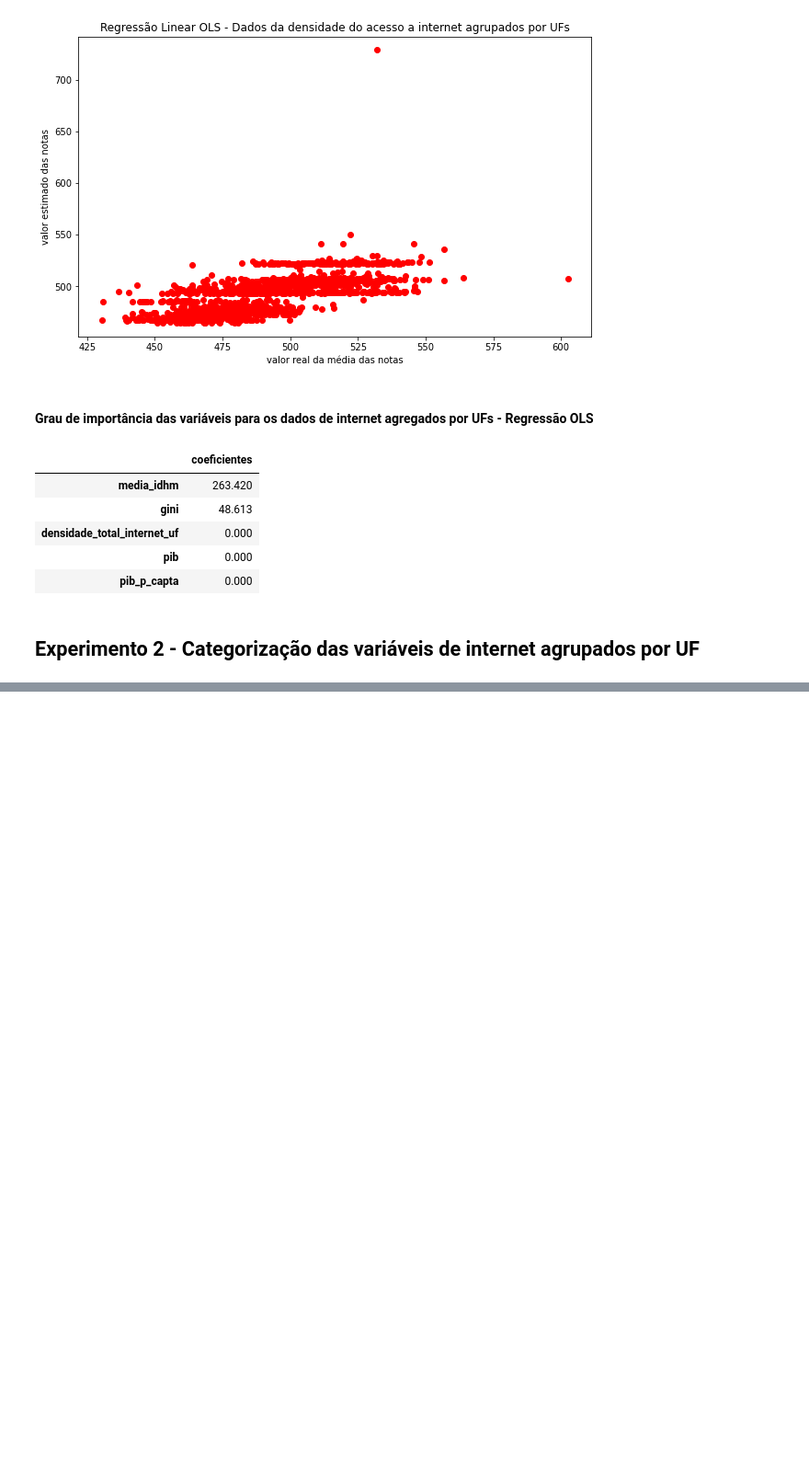
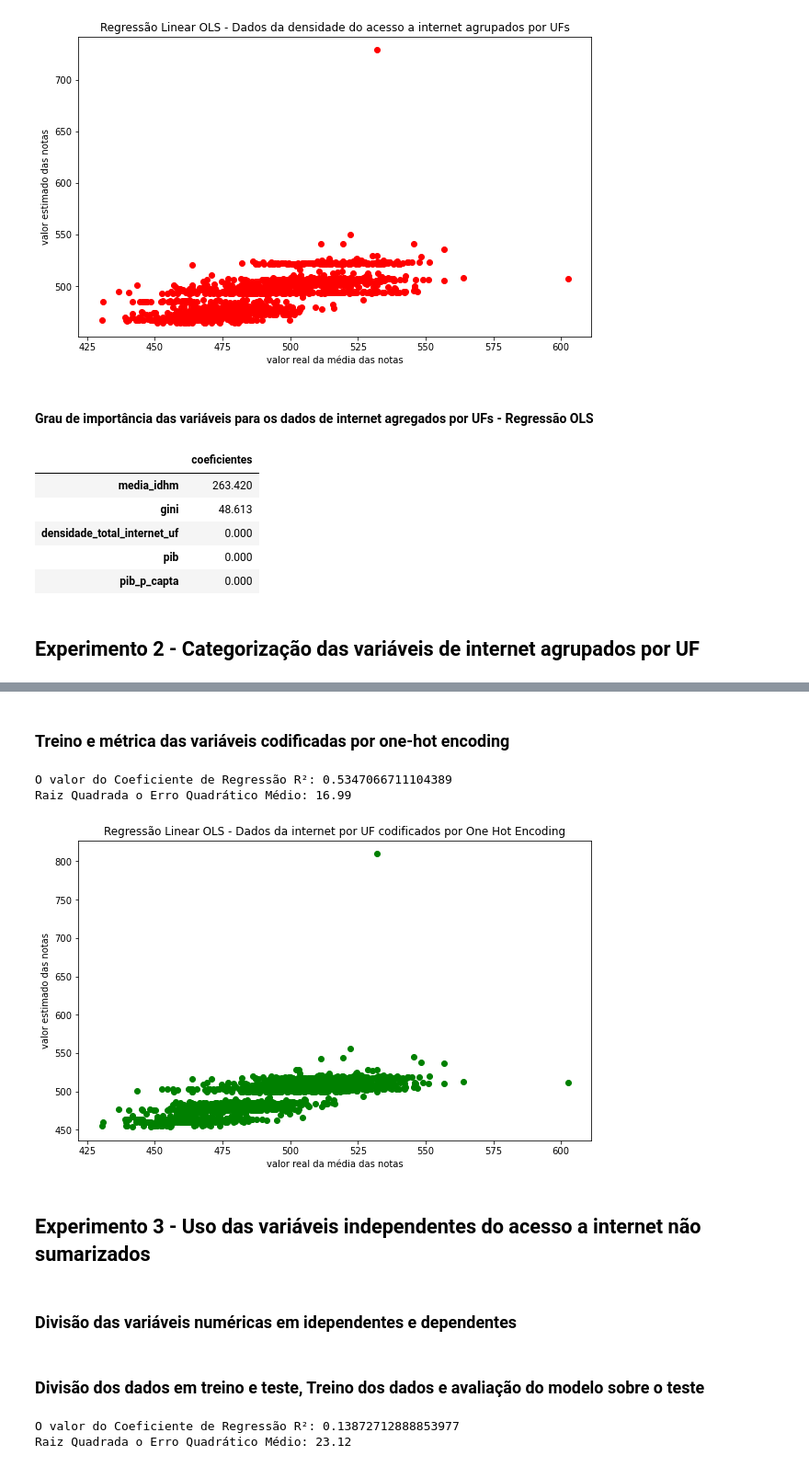
Before and after one commit to mcolazin/tcc_jupyter_new, a Jupyter notebook: part_5_linear_regression_sklearn.ipynb, the cells around one changed output, grey strips where cells are left out. Shown: that part at 92% size. Saved outputs shown, nothing was run; the diff lists cells and outputs as text; code cells hidden in the pictures; blank space fills up the shorter version.

Commit message:
Add files via upload
Notebook Regression OLS until Box Cox Transformation.

```diff
--- a/part_5_linear_regression_sklearn.ipynb
+++ b/part_5_linear_regression_sklearn.ipynb
@@ -393,3 +393,8 @@ ols_importance
 | pib_p_capta | 0.000 |
 # %% [markdown]
 ## Experimento 2 - Categorização das variáveis de internet agrupados por UF
+# %%
+internet_by_uf_hot = pd.get_dummies(num_data_independent_uf["densidade_total_internet_uf"])
+num_data_independent_uf.drop("densidade_total_internet_uf", axis=1, inplace=True)
+num_data_independent_uf = num_data_independent_uf.join(internet_by_uf_hot)
+num_data_independent_uf
@@ -395,0 +419,28 @@ ols_importance
+# %% [markdown]
+### Treino e métrica das variáveis codificadas por one-hot encoding
+# %%
+# Divisão dos dados em treino e teste
+x_train, x_test, y_train, y_test = train_test_split(num_data_independent_uf, num_data_label_uf,
+                                                    train_size= 0.75, random_state=42)
+# Instância da Classe de Regressão Linear
+model_ols = LinearRegression()
+model_ols.fit(x_train, y_train)
+y_predicted = model_ols.predict(x_test)
+print(f"O valor do Coeficiente de Regressão R²: {model_ols.score(x_test, y_test)}")
+print(f"Raiz Quadrada o Erro Quadrático Médio: {round(np.sqrt(mean_squared_error(y_true= y_test, y_pred= y_predicted)), 2)}")
+# %% [output]
+O valor do Coeficiente de Regressão R²: 0.5347066711104389
+Raiz Quadrada o Erro Quadrático Médio: 16.99
+# %%
+plt.figure(figsize=(10,6))
+plt.scatter(x= y_test, y= y_predicted, c="green")
+plt.title("Regressão Linear OLS - Dados da internet por UF codificados por One Hot Encoding")
+plt.xlabel("valor real da média das notas")
+plt.ylabel("valor estimado das notas")
+plt.show()
+# %% [output]
+[figure, added]
+# %% [markdown]
+## Experimento 3 - Uso das variáveis independentes do acesso a internet não sumarizados
+# %% [markdown]
+### Divisão das variáveis numéricas em idependentes e dependentes
@@ -395,0 +455,15 @@ ols_importance
+# %% [markdown]
+### Divisão dos dados em treino e teste, Treino dos dados e avaliação do modelo sobre o teste
+# %%
+# Divisão dos dados em treino e teste
+x_train, x_test, y_train, y_test = train_test_split(num_data_independent, num_data_label,
+                                                    train_size= 0.75, random_state=42)
+# Instância da Classe de Regressão Linear
+model_ols = LinearRegression()
+model_ols.fit(x_train, y_train)
+y_predicted = model_ols.predict(x_test)
+print(f"O valor do Coeficiente de Regressão R²: {model_ols.score(x_test, y_test)}")
+print(f"Raiz Quadrada o Erro Quadrático Médio: {round(np.sqrt(mean_squared_error(y_true= y_test, y_pred= y_predicted)), 2)}")
+# %% [output]
+O valor do Coeficiente de Regressão R²: 0.13872712888853977
+Raiz Quadrada o Erro Quadrático Médio: 23.12
```
Also changed, not shown: parts of 19 cells of this notebook.
